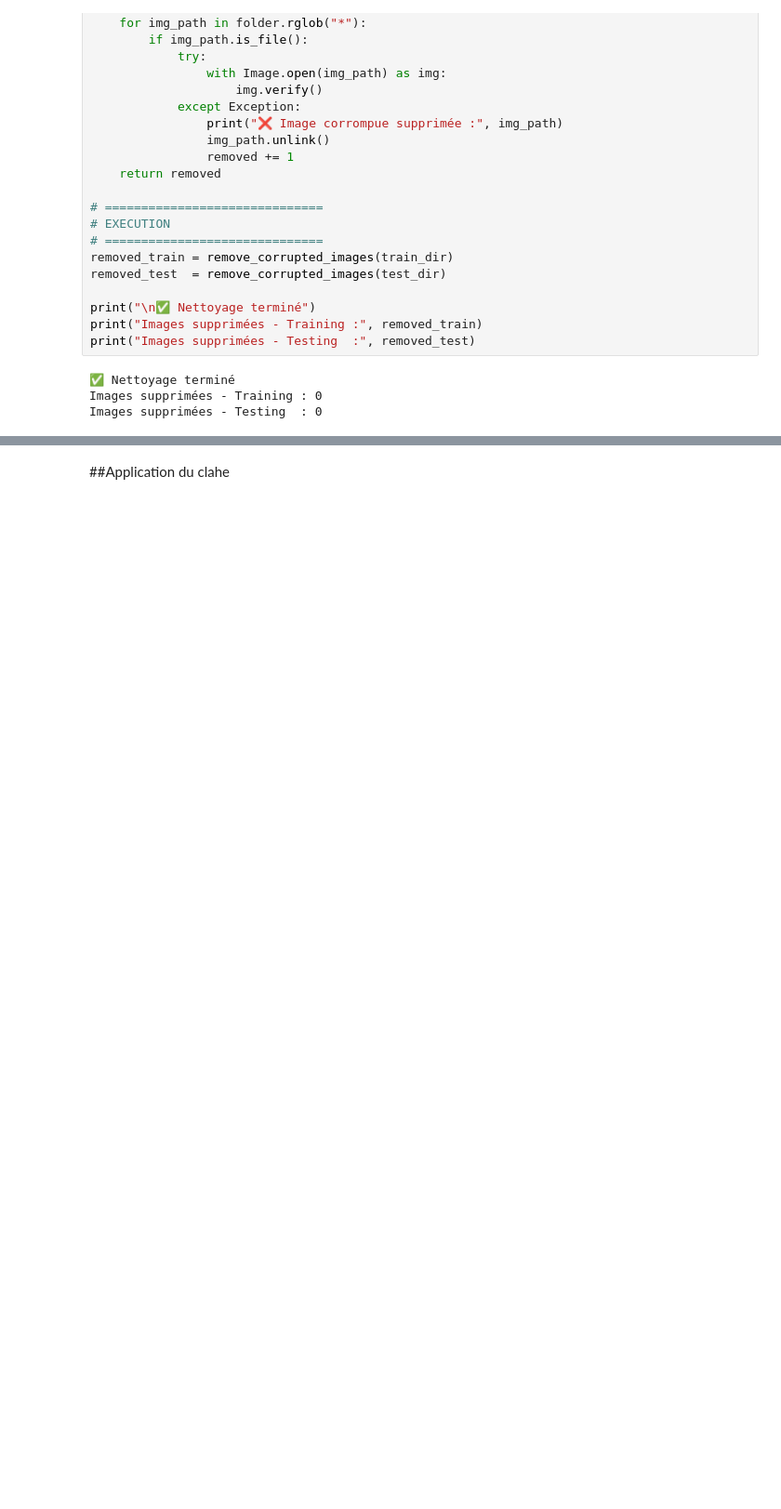
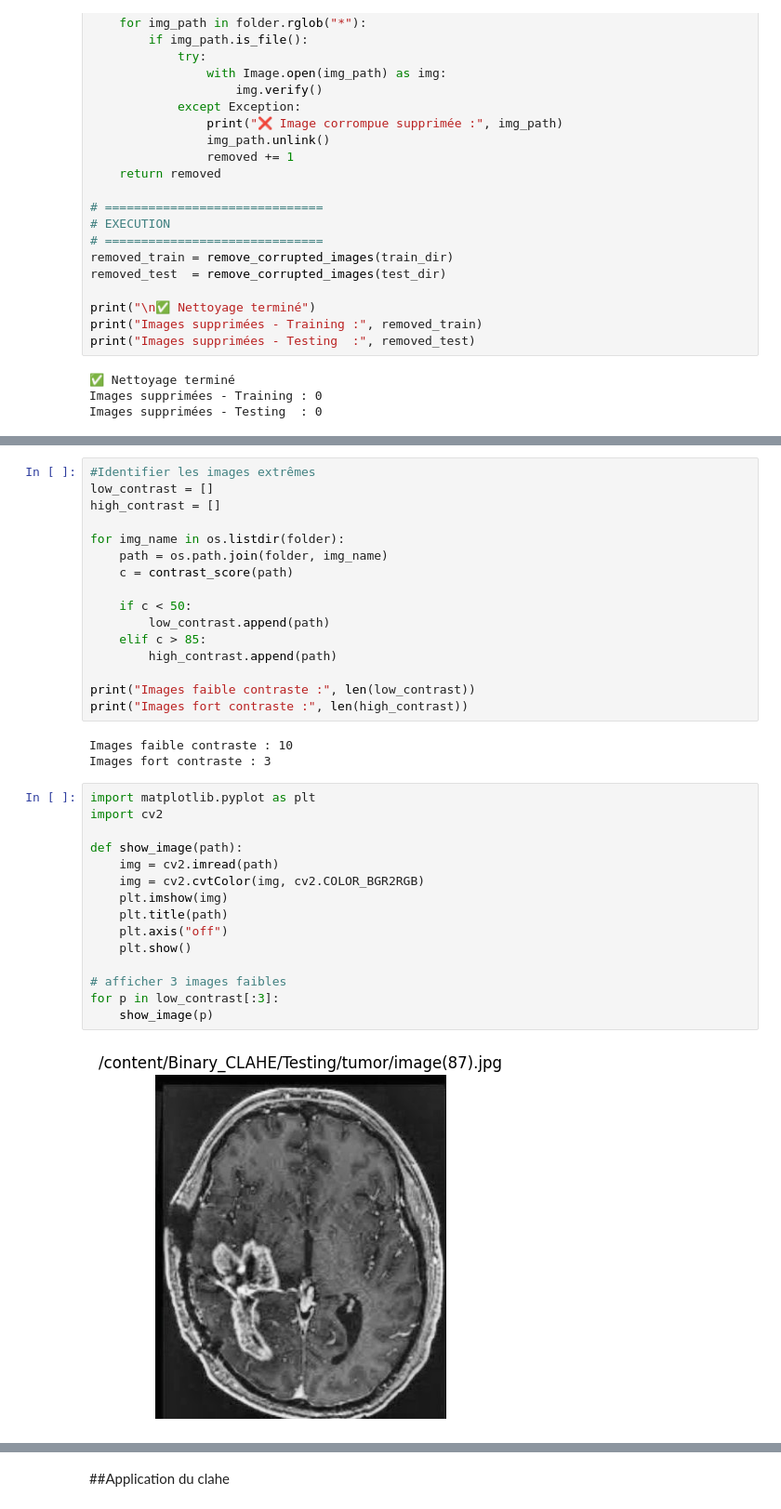
Before and after one commit to carolembomegni/Projet_SD_Detection_Tumeurs, a Jupyter notebook: OptimisationModel_RestNet50clahe.ipynb, the cells around one changed output, grey strips where cells are left out. Shown at 93% size. Cells and saved outputs as stored; diff of their text form; blank space fills up the shorter version.

```diff
--- a/OptimisationModel_RestNet50clahe.ipynb
+++ b/OptimisationModel_RestNet50clahe.ipynb
@@ -263,0 +295,36 @@ Images supprimées - Testing  : 0
+# %%
+#Identifier les images extrêmes
+low_contrast = []
+high_contrast = []
+
+for img_name in os.listdir(folder):
+    path = os.path.join(folder, img_name)
+    c = contrast_score(path)
+
+    if c < 50:
+        low_contrast.append(path)
+    elif c > 85:
+        high_contrast.append(path)
+
+print("Images faible contraste :", len(low_contrast))
+print("Images fort contraste :", len(high_contrast))
+# %% [output]
+Images faible contraste : 10
+Images fort contraste : 3
+# %%
+import matplotlib.pyplot as plt
+import cv2
+
+def show_image(path):
+    img = cv2.imread(path)
+    img = cv2.cvtColor(img, cv2.COLOR_BGR2RGB)
+    plt.imshow(img)
+    plt.title(path)
+    plt.axis("off")
+    plt.show()
+
+# afficher 3 images faibles
+for p in low_contrast[:3]:
+    show_image(p)
+# %% [output]
+[figure, added]
```
Also changed, not shown: parts of 16 cells of this notebook.
